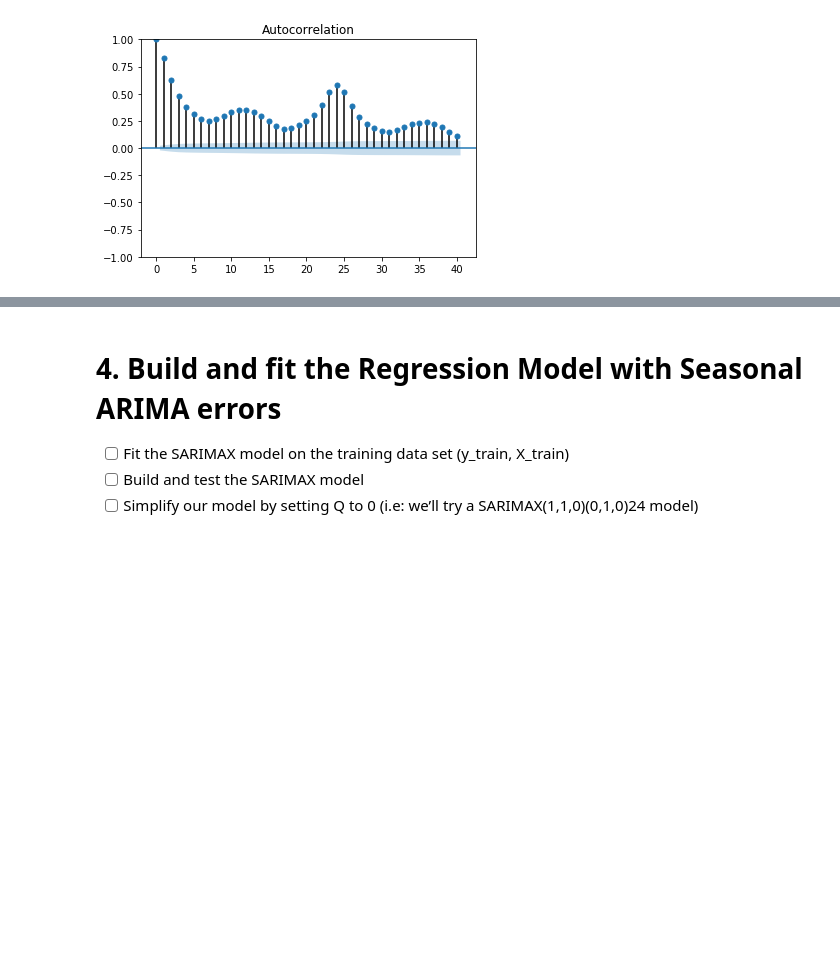
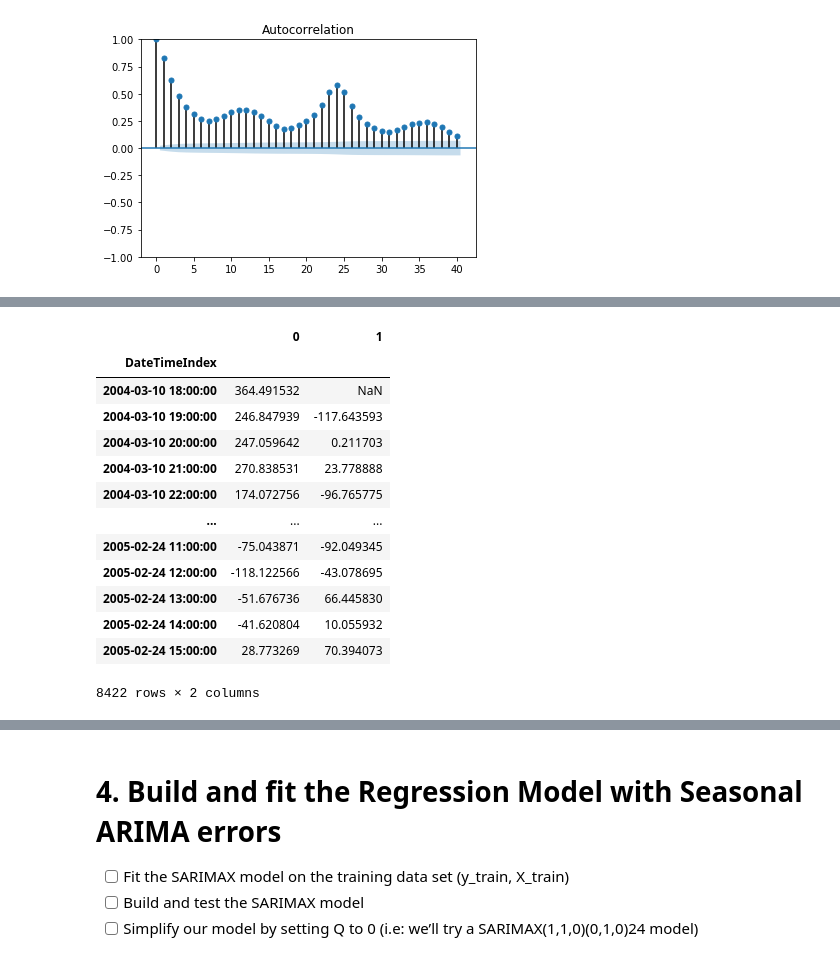
Before and after one commit to Brinkley97/book-forecasting_and_control, a Jupyter notebook: part_1/4-linear_nonstationary_models/regressionWithSeasonalARIMA.ipynb, the cells around one changed output, grey strips where cells are left out. Drawn from its saved outputs; the diff is of its cells as text; code cells hidden in the pictures; blank space fills up the shorter version.

```diff
--- a/part_1/4-linear_nonstationary_models/regressionWithSeasonalARIMA.ipynb
+++ b/part_1/4-linear_nonstationary_models/regressionWithSeasonalARIMA.ipynb
@@ -308,7 +308,8 @@ print(olsr_train.params)
 print()
 
 # Regression errors
-print(olsr_train.resid)
+regression_errors = olsr_train.resid
+print(type(regression_errors), regression_errors)
 # %% [output]
 Intercept    902.977354
 T              9.791778
@@ -405,0 +366,18 @@ graph_est_autocor(lags, autocor, r_ks, len_rks)
+# %%
+no_diff_vs_diff_by_1_df = pd.concat([regression_errors, olsr_residuals_diff_by_1], axis=1)
+no_diff_vs_diff_by_1_df
+# %% [output]
+|  | 0 | 1 |
+| DateTimeIndex |  |  |
+| 2004-03-10 18:00:00 | 364.491532 | NaN |
+| 2004-03-10 19:00:00 | 246.847939 | -117.643593 |
+| 2004-03-10 20:00:00 | 247.059642 | 0.211703 |
+| 2004-03-10 21:00:00 | 270.838531 | 23.778888 |
+| 2004-03-10 22:00:00 | 174.072756 | -96.765775 |
+| ... | ... | ... |
+| 2005-02-24 11:00:00 | -75.043871 | -92.049345 |
+| 2005-02-24 12:00:00 | -118.122566 | -43.078695 |
+| 2005-02-24 13:00:00 | -51.676736 | 66.445830 |
+| 2005-02-24 14:00:00 | -41.620804 | 10.055932 |
+| 2005-02-24 15:00:00 | 28.773269 | 70.394073 |
+8422 rows × 2 columns
```
Also changed, not shown: parts of 24 cells of this notebook.
